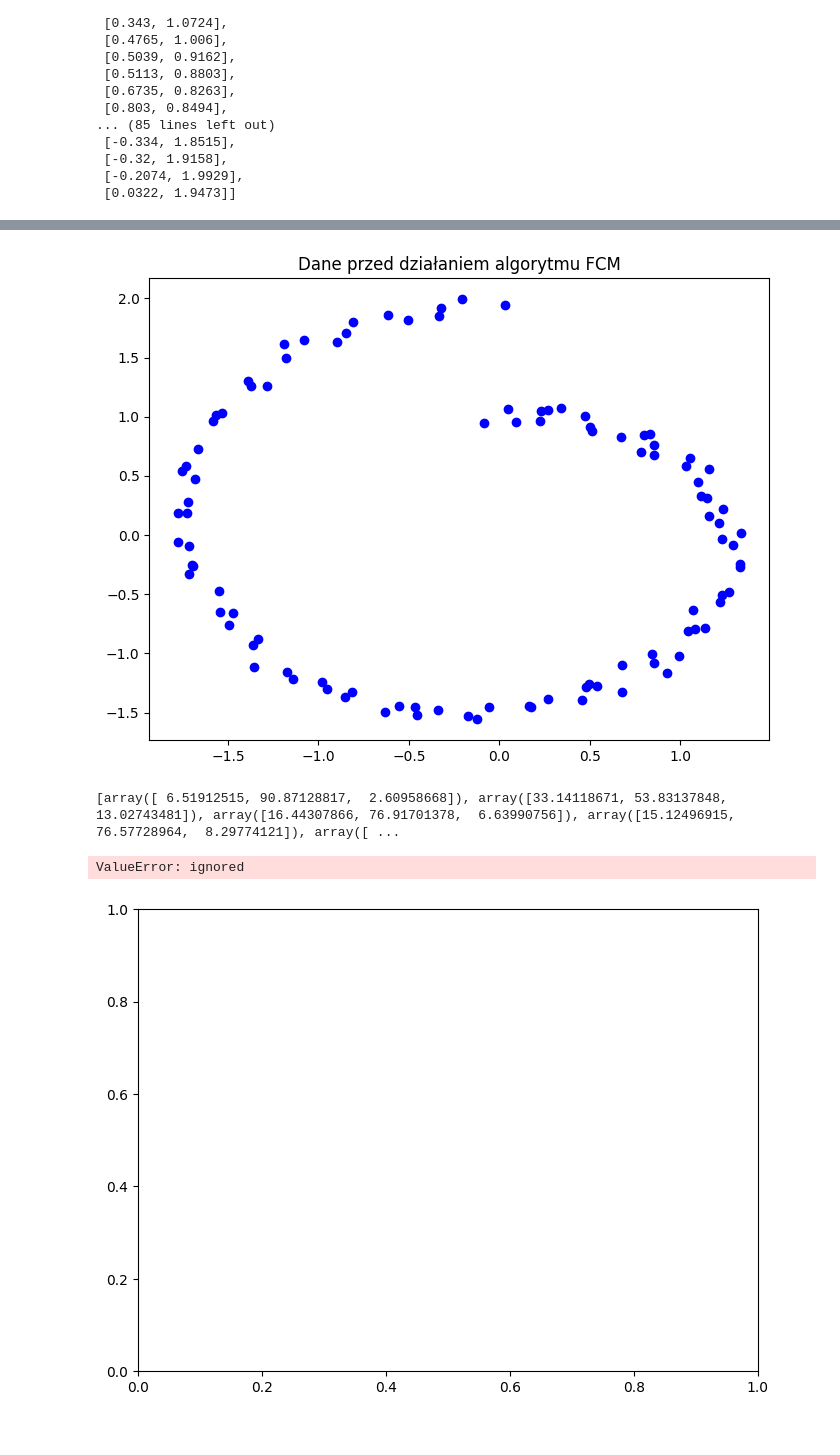
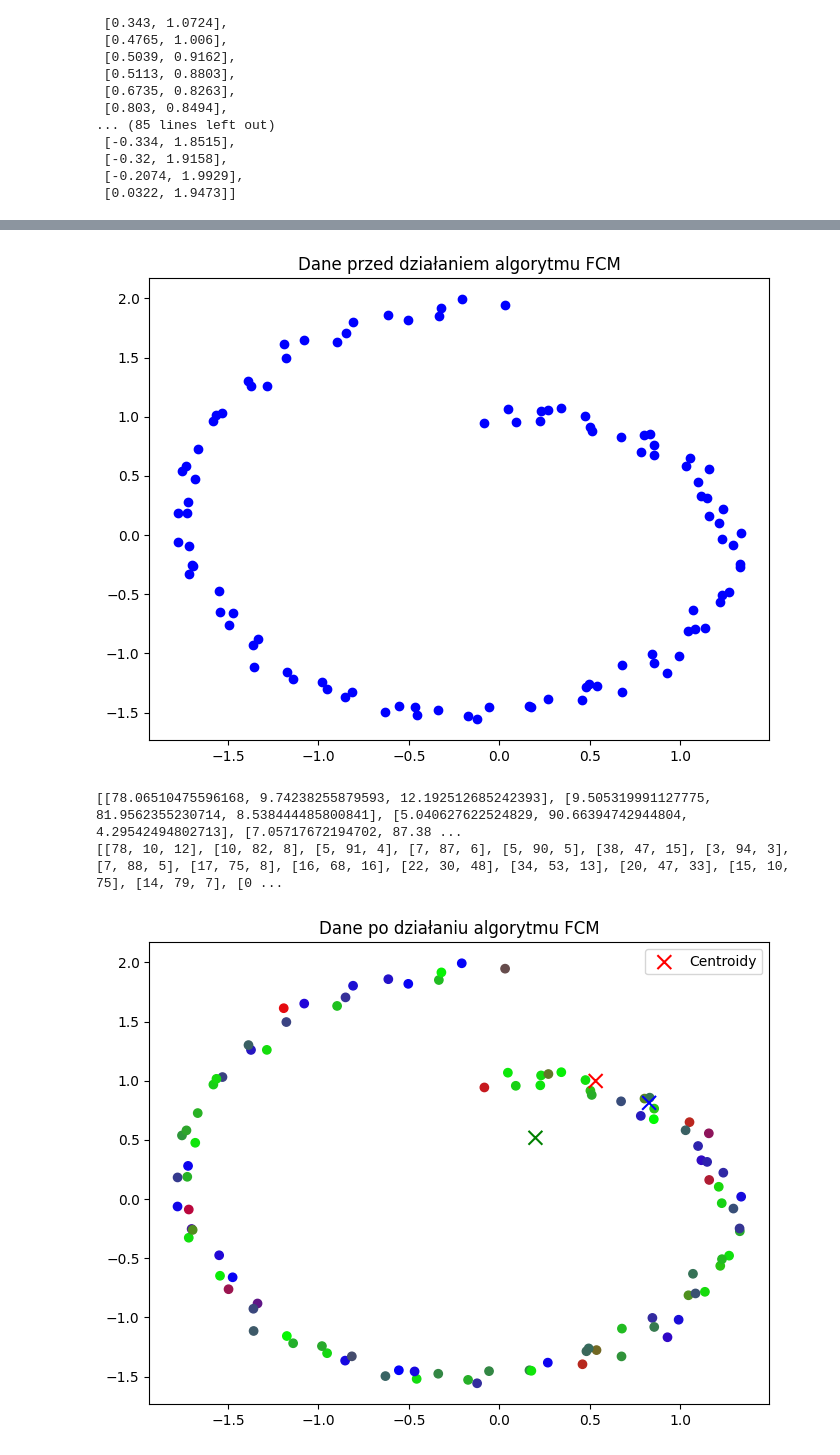
Before and after one commit to AdrianAlbrecht/Collab, a Jupyter notebook: SSI_Grupowanie.ipynb, the cells around one changed output, grey strips where cells are left out. Cells and saved outputs as stored; diff of their text form; code cells hidden in the pictures.

```diff
--- a/SSI_Grupowanie.ipynb
+++ b/SSI_Grupowanie.ipynb
@@ -321,36 +321,42 @@ def fuzzy_c_means(num_clusters, num_samples, num_features, max_iterations, fuzzi
 
 # Generowanie danych przykładowych
 num_clusters = 3
 num_samples = len(df)
 num_features = 2
-max_iterations = 100
+max_iterations = 10
 fuzziness = 2
 
 data = np.array(df)
 print(data.shape)
 
 # Uruchomienie algorytmu FCM
 U, V = fuzzy_c_means(num_clusters, num_samples, num_features, max_iterations, fuzziness)
 
 # Wykres danych przed działaniem algorytmu
 plt.figure(figsize=(8, 6))
 plt.scatter(data[:, 0], data[:, 1], c='b', marker='o')
 plt.title('Dane przed działaniem algorytmu FCM')
 plt.show()
 
 # Wykres danych po działaniu algorytmu FCM
 cluster_centers = V
-cluster_indices = [x for x in U.T*100]
+cluster_indices = list([list(x) for x in U.T*100])
 print(cluster_indices)
+for i in range(len(cluster_indices)):
+  for j in range(len(cluster_indices[i])-1):
+    cluster_indices[i][j] = round(cluster_indices[i][j])
+  cluster_indices[i][-1] = 100 - sum(cluster_indices[i][:-1])
+print(cluster_indices)
+cluster_indices = [blend_colors(color_names, x) for x in cluster_indices]
 plt.figure(figsize=(8, 6))
 plt.scatter(data[:, 0], data[:, 1], c=cluster_indices, cmap='tab10', marker='o')
-plt.scatter(cluster_centers[:, 0], cluster_centers[:, 1], c='r', marker='x', s=100, label='Centroidy')
+plt.scatter(cluster_centers[:, 0], cluster_centers[:, 1], c=['r','g','b'], marker='x', s=100, label='Centroidy')
 plt.title('Dane po działaniu algorytmu FCM')
 plt.legend()
 plt.show()
 # %% [output]
 (101, 2)
 [figure]
-[array([ 6.51912515, 90.87128817,  2.60958668]), array([33.14118671, 53.83137848, 13.02743481]), array([16.44307866, 76.91701378,  6.63990756]), array([15.12496915, 76.57728964,  8.29774121]), array([ ...
+[[78.06510475596168, 9.74238255879593, 12.192512685242393], [9.505319991127775, 81.9562355230714, 8.538444485800841], [5.040627622524829, 90.66394742944804, 4.29542494802713], [7.05717672194702, 87.38 ...
+[[78, 10, 12], [10, 82, 8], [5, 91, 4], [7, 87, 6], [5, 90, 5], [38, 47, 15], [3, 94, 3], [7, 88, 5], [17, 75, 8], [16, 68, 16], [22, 30, 48], [34, 53, 13], [20, 47, 33], [15, 10, 75], [14, 79, 7], [0 ...
-ValueError: ignored
-[figure, old version]
+[figure, new version]
```
Also changed, not shown: parts of 2 cells of this notebook.
